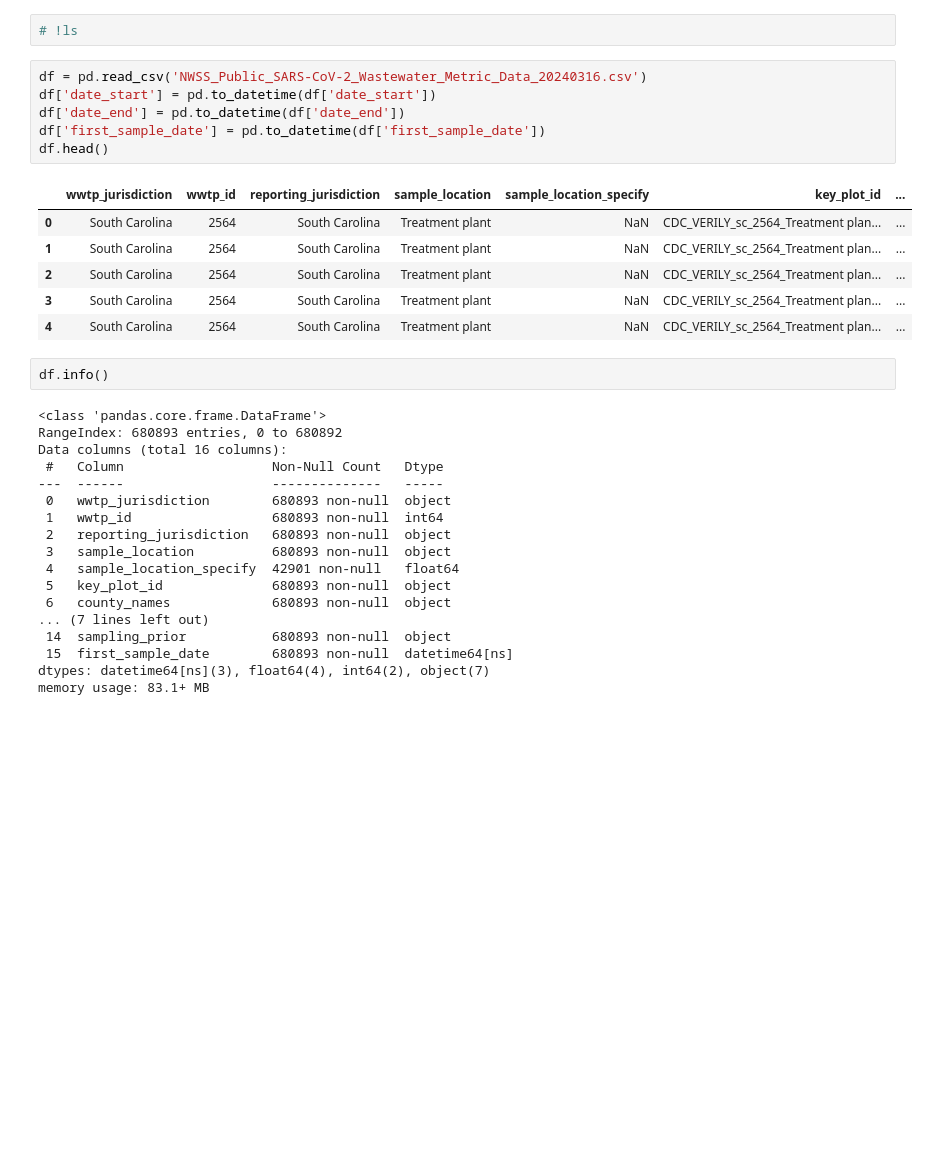
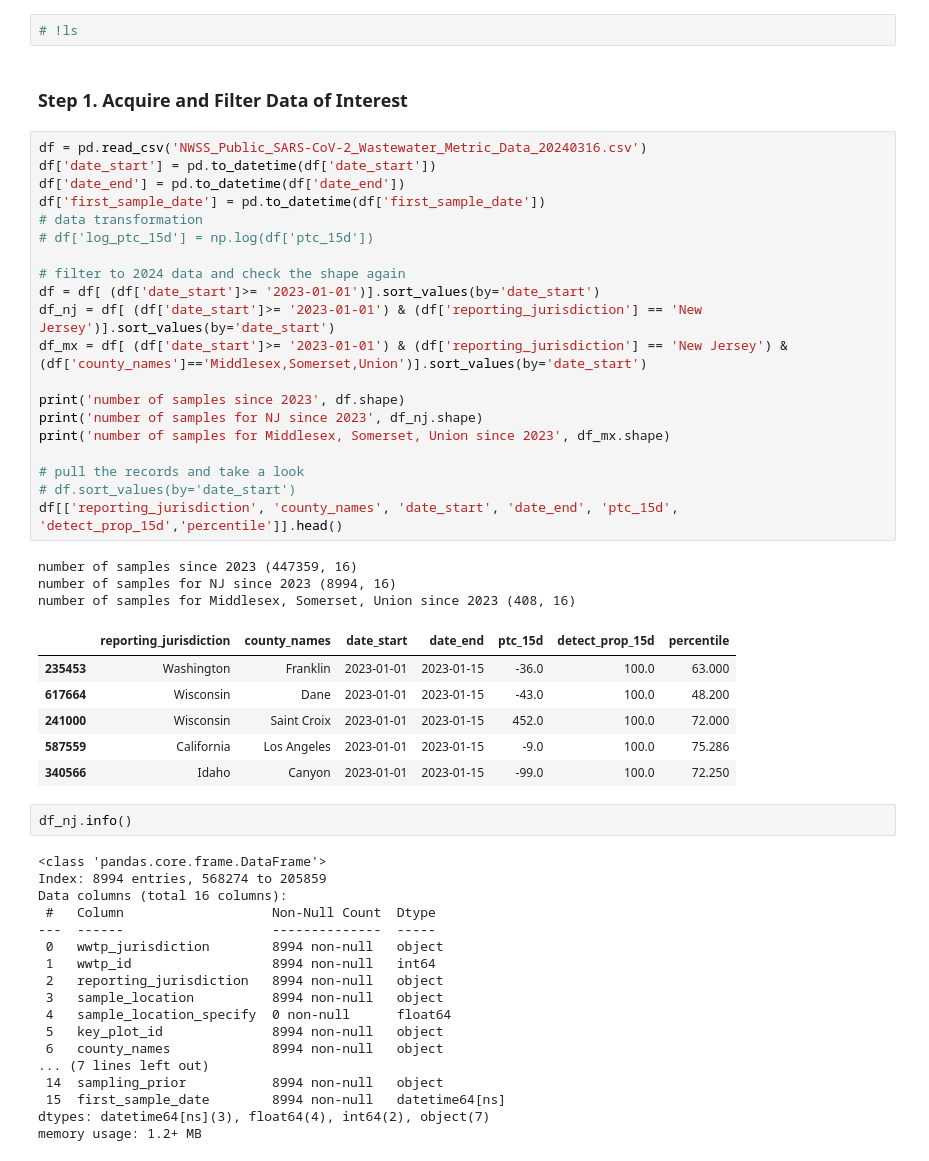
Before and after one commit to chinhenglu/covid_in_2024, a Jupyter notebook: covid.ipynb, the cells around one changed output. Saved outputs shown, nothing was run; the diff lists cells and outputs as text; blank space fills up the shorter version.

```diff
--- a/covid.ipynb
+++ b/covid.ipynb
@@ -23,36 +25,55 @@ https://www.today.com/health/coronavirus/covid-wastewater-monitoring-rcna143158
 https://www.usatoday.com/story/graphics/2024/01/16/covid-19-virus-wastewater-levels-increase/72189122007/
 # %%
 # !ls
+# %% [markdown]
+### Step 1. Acquire and Filter Data of Interest
 # %%
 df = pd.read_csv('NWSS_Public_SARS-CoV-2_Wastewater_Metric_Data_20240316.csv')
 df['date_start'] = pd.to_datetime(df['date_start'])
 df['date_end'] = pd.to_datetime(df['date_end'])
 df['first_sample_date'] = pd.to_datetime(df['first_sample_date'])
-df.head()
+# data transformation
+# df['log_ptc_15d'] = np.log(df['ptc_15d'])
+
+# filter to 2024 data and check the shape again
+df = df[ (df['date_start']>= '2023-01-01')].sort_values(by='date_start')
+df_nj = df[ (df['date_start']>= '2023-01-01') & (df['reporting_jurisdiction'] == 'New Jersey')].sort_values(by='date_start')
+df_mx = df[ (df['date_start']>= '2023-01-01') & (df['reporting_jurisdiction'] == 'New Jersey') & (df['county_names']=='Middlesex,Somerset,Union')].sort_values(by='date_start')
+
+print('number of samples since 2023', df.shape)
+print('number of samples for NJ since 2023', df_nj.shape)
+print('number of samples for Middlesex, Somerset, Union since 2023', df_mx.shape)
+
+# pull the records and take a look
+# df.sort_values(by='date_start')
+df[['reporting_jurisdiction', 'county_names', 'date_start', 'date_end', 'ptc_15d', 'detect_prop_15d','percentile']].head()
 # %% [output]
+number of samples since 2023 (447359, 16)
+number of samples for NJ since 2023 (8994, 16)
+number of samples for Middlesex, Somerset, Union since 2023 (408, 16)
-|  | wwtp_jurisdiction | wwtp_id | reporting_jurisdiction | sample_location | sample_location_specify | key_plot_id | ... |
-| 0 | South Carolina | 2564 | South Carolina | Treatment plant | NaN | CDC_VERILY_sc_2564_Treatment plan... | ... |
-| 1 | South Carolina | 2564 | South Carolina | Treatment plant | NaN | CDC_VERILY_sc_2564_Treatment plan... | ... |
-| 2 | South Carolina | 2564 | South Carolina | Treatment plant | NaN | CDC_VERILY_sc_2564_Treatment plan... | ... |
-| 3 | South Carolina | 2564 | South Carolina | Treatment plant | NaN | CDC_VERILY_sc_2564_Treatment plan... | ... |
-| 4 | South Carolina | 2564 | South Carolina | Treatment plant | NaN | CDC_VERILY_sc_2564_Treatment plan... | ... |
+|  | reporting_jurisdiction | county_names | date_start | date_end | ptc_15d | detect_prop_15d | percentile |
+| 235453 | Washington | Franklin | 2023-01-01 | 2023-01-15 | -36.0 | 100.0 | 63.000 |
+| 617664 | Wisconsin | Dane | 2023-01-01 | 2023-01-15 | -43.0 | 100.0 | 48.200 |
+| 241000 | Wisconsin | Saint Croix | 2023-01-01 | 2023-01-15 | 452.0 | 100.0 | 72.000 |
+| 587559 | California | Los Angeles | 2023-01-01 | 2023-01-15 | -9.0 | 100.0 | 75.286 |
+| 340566 | Idaho | Canyon | 2023-01-01 | 2023-01-15 | -99.0 | 100.0 | 72.250 |
 # %%
-df.info()
+df_nj.info()
 # %% [output]
 <class 'pandas.core.frame.DataFrame'>
-RangeIndex: 680893 entries, 0 to 680892
+Index: 8994 entries, 568274 to 205859
 Data columns (total 16 columns):
- #   Column                   Non-Null Count   Dtype
----  ------                   --------------   -----
- 0   wwtp_jurisdiction        680893 non-null  object
- 1   wwtp_id                  680893 non-null  int64
- 2   reporting_jurisdiction   680893 non-null  object
- 3   sample_location          680893 non-null  object
- 4   sample_location_specify  42901 non-null   float64
- 5   key_plot_id              680893 non-null  object
- 6   county_names             680893 non-null  object
+ #   Column                   Non-Null Count  Dtype
+---  ------                   --------------  -----
+ 0   wwtp_jurisdiction        8994 non-null   object
+ 1   wwtp_id                  8994 non-null   int64
+ 2   reporting_jurisdiction   8994 non-null   object
+ 3   sample_location          8994 non-null   object
+ 4   sample_location_specify  0 non-null      float64
+ 5   key_plot_id              8994 non-null   object
+ 6   county_names             8994 non-null   object
 ... (7 lines left out)
- 14  sampling_prior           680893 non-null  object
- 15  first_sample_date        680893 non-null  datetime64[ns]
+ 14  sampling_prior           8994 non-null   object
+ 15  first_sample_date        8994 non-null   datetime64[ns]
 dtypes: datetime64[ns](3), float64(4), int64(2), object(7)
-memory usage: 83.1+ MB
+memory usage: 1.2+ MB
```
Also changed, not shown: parts of 15 cells of this notebook.
